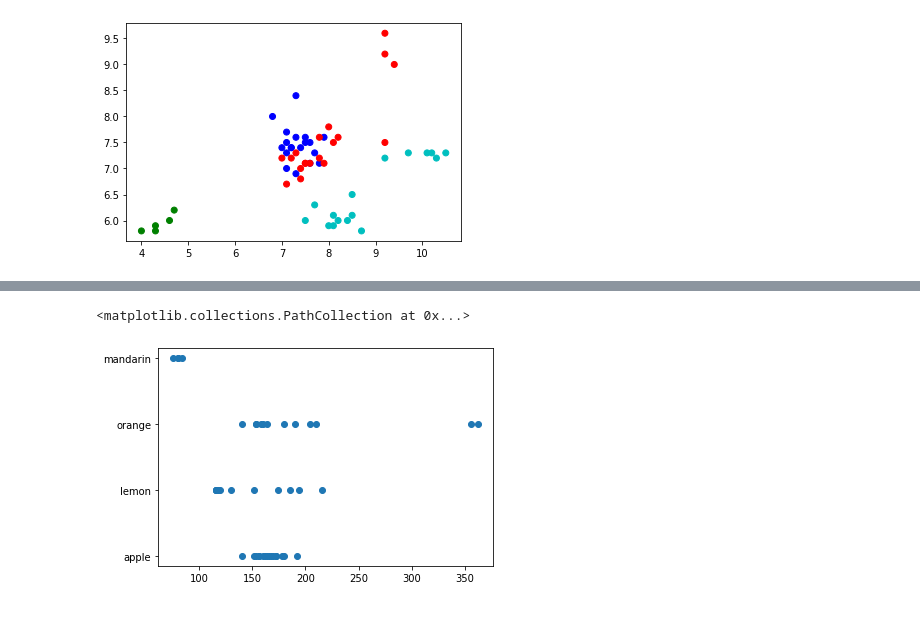
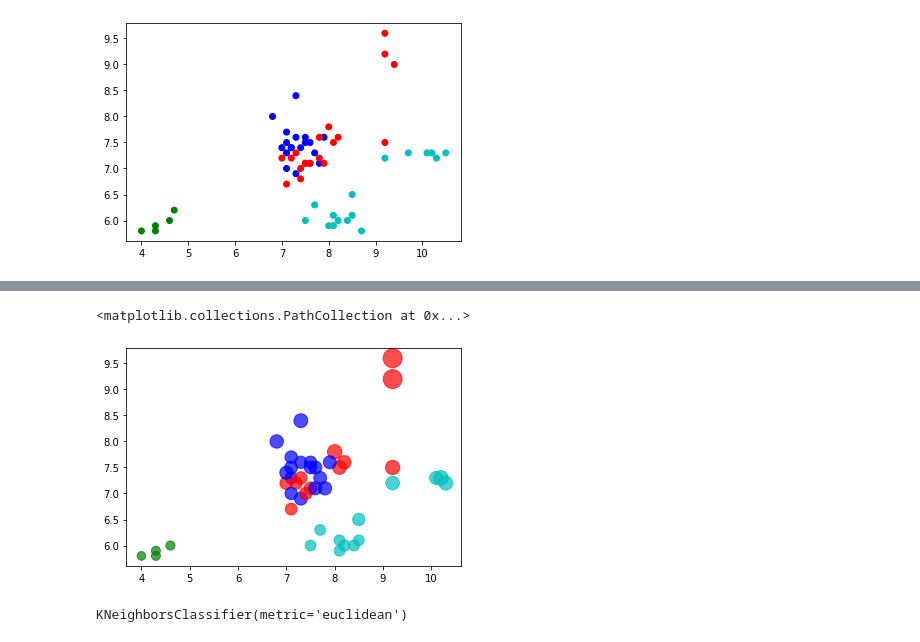
Before and after one commit to charles66820/CREMIfiles, a Jupyter notebook: acid/td/td04.ipynb, the cells around one changed output, grey strips where cells are left out. Drawn from its saved outputs; the diff is of its cells as text; code cells hidden in the pictures.

```diff
--- a/acid/td/td04.ipynb
+++ b/acid/td/td04.ipynb
@@ -265,15 +264,30 @@ plt.scatter(Xm , Y)
 # %%
 from sklearn.model_selection import train_test_split
-X = df[["mass"]]
-# X = df[["height", "width", "mass"]] #TODO: fix
+X = df[["height", "width", "mass"]]
 Y = df["fruit_name"]
 
 X_train, X_test, Y_train, Y_test = train_test_split(X, Y, random_state=1)
 # %%
 %matplotlib inline
 import matplotlib.pyplot as plt
 
-plt.scatter(X_train , y_train)
+y_colors = [getFruitColor(i) for i in Y_train]
+
+plt.scatter(
+    X_train["height"],
+    X_train["width"],
+    X_train["mass"],
+    c=y_colors,
+    cmap="coolwarm",
+    alpha=0.7
+)
 # %% [output]
 <matplotlib.collections.PathCollection at 0x...>
-[figure, old version]
+[figure, new version]
+# %%
+from sklearn.neighbors import KNeighborsClassifier
+k = 5
+knn = KNeighborsClassifier(n_neighbors=k, metric='euclidean')
+knn.fit(X_train, Y_train)
+# %% [output]
+KNeighborsClassifier(metric='euclidean')
```
Also changed, not shown: parts of 12 cells of this notebook.
